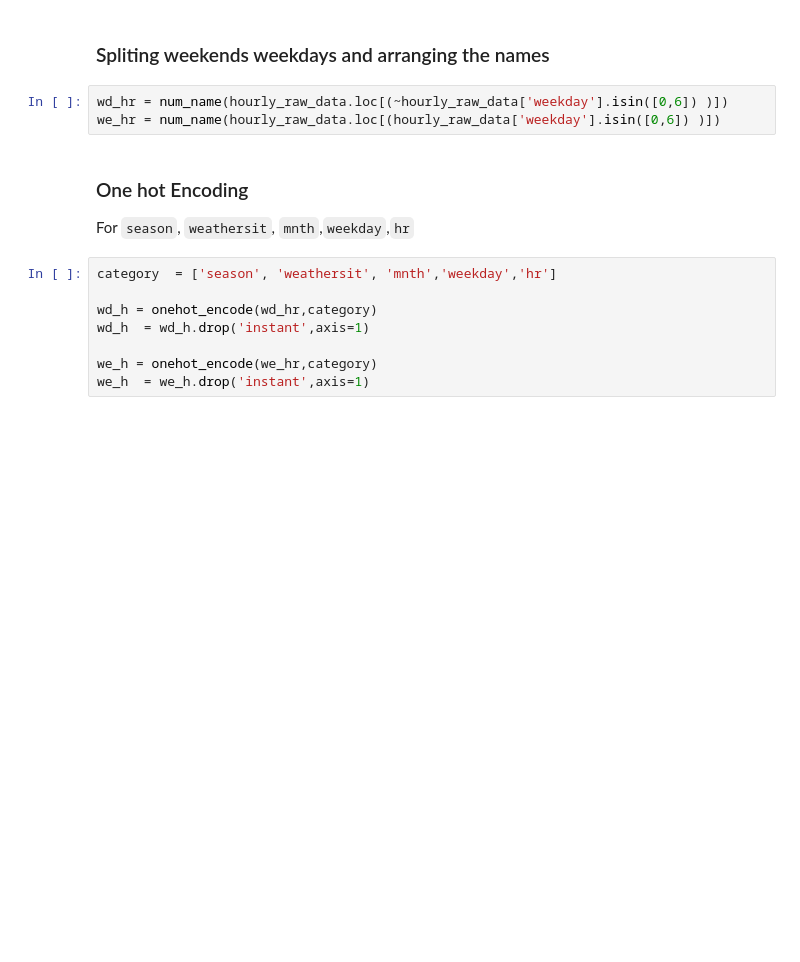
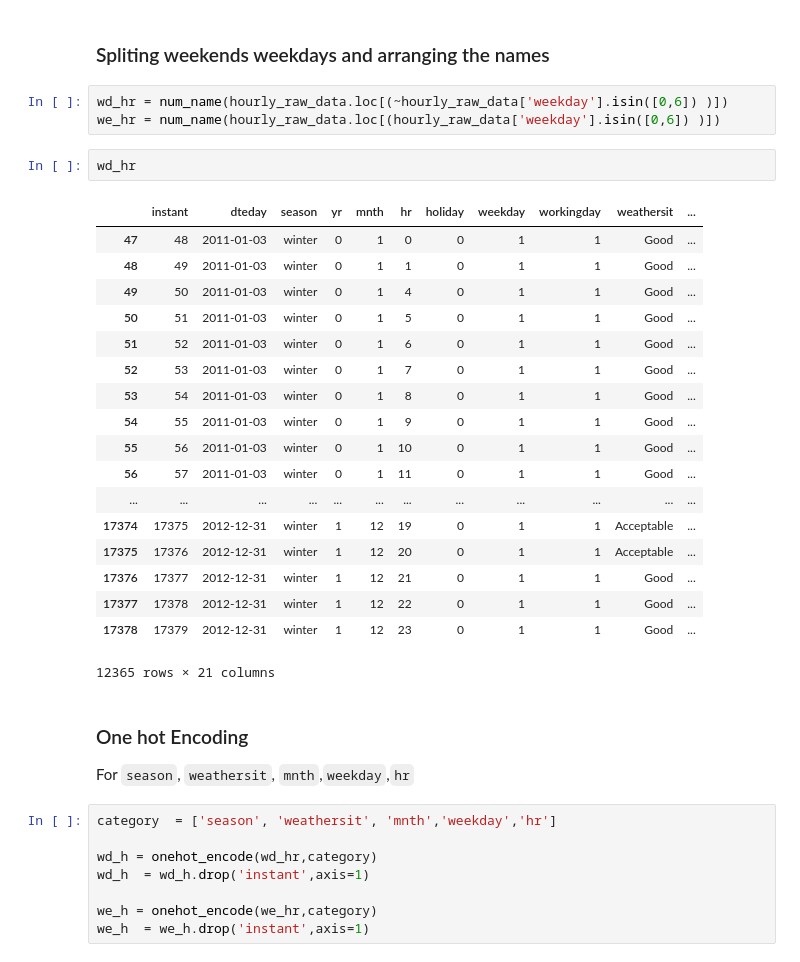
Before and after one commit to mradazoury/Bike_Prediction_Python_group_project, a Jupyter notebook: Bike-Sharing-Dataset 2/Group_Start-Copy.ipynb, the cells around one changed output. Drawn from its saved outputs; the diff is of its cells as text; blank space fills up the shorter version.

```diff
--- a/Bike-Sharing-Dataset 2/Group_Start-Copy.ipynb
+++ b/Bike-Sharing-Dataset 2/Group_Start-Copy.ipynb
@@ -380,6 +380,27 @@ hourly_raw_data = relative_values(hourly_raw_data, to_relative)
 # %%
 wd_hr = num_name(hourly_raw_data.loc[(~hourly_raw_data['weekday'].isin([0,6]) )])
 we_hr = num_name(hourly_raw_data.loc[(hourly_raw_data['weekday'].isin([0,6]) )])
+# %%
+wd_hr
+# %% [output]
+|  | instant | dteday | season | yr | mnth | hr | holiday | weekday | workingday | weathersit | ... |
+| 47 | 48 | 2011-01-03 | winter | 0 | 1 | 0 | 0 | 1 | 1 | Good | ... |
+| 48 | 49 | 2011-01-03 | winter | 0 | 1 | 1 | 0 | 1 | 1 | Good | ... |
+| 49 | 50 | 2011-01-03 | winter | 0 | 1 | 4 | 0 | 1 | 1 | Good | ... |
+| 50 | 51 | 2011-01-03 | winter | 0 | 1 | 5 | 0 | 1 | 1 | Good | ... |
+| 51 | 52 | 2011-01-03 | winter | 0 | 1 | 6 | 0 | 1 | 1 | Good | ... |
+| 52 | 53 | 2011-01-03 | winter | 0 | 1 | 7 | 0 | 1 | 1 | Good | ... |
+| 53 | 54 | 2011-01-03 | winter | 0 | 1 | 8 | 0 | 1 | 1 | Good | ... |
+| 54 | 55 | 2011-01-03 | winter | 0 | 1 | 9 | 0 | 1 | 1 | Good | ... |
+| 55 | 56 | 2011-01-03 | winter | 0 | 1 | 10 | 0 | 1 | 1 | Good | ... |
+| 56 | 57 | 2011-01-03 | winter | 0 | 1 | 11 | 0 | 1 | 1 | Good | ... |
+| ... | ... | ... | ... | ... | ... | ... | ... | ... | ... | ... | ... |
+| 17374 | 17375 | 2012-12-31 | winter | 1 | 12 | 19 | 0 | 1 | 1 | Acceptable | ... |
+| 17375 | 17376 | 2012-12-31 | winter | 1 | 12 | 20 | 0 | 1 | 1 | Acceptable | ... |
+| 17376 | 17377 | 2012-12-31 | winter | 1 | 12 | 21 | 0 | 1 | 1 | Good | ... |
+| 17377 | 17378 | 2012-12-31 | winter | 1 | 12 | 22 | 0 | 1 | 1 | Good | ... |
+| 17378 | 17379 | 2012-12-31 | winter | 1 | 12 | 23 | 0 | 1 | 1 | Good | ... |
+12365 rows × 21 columns
 # %% [markdown]
 ### One hot Encoding
 For `season`, `weathersit`, `mnth`,`weekday`,`hr`
```
Also changed, not shown: 1 other file.
